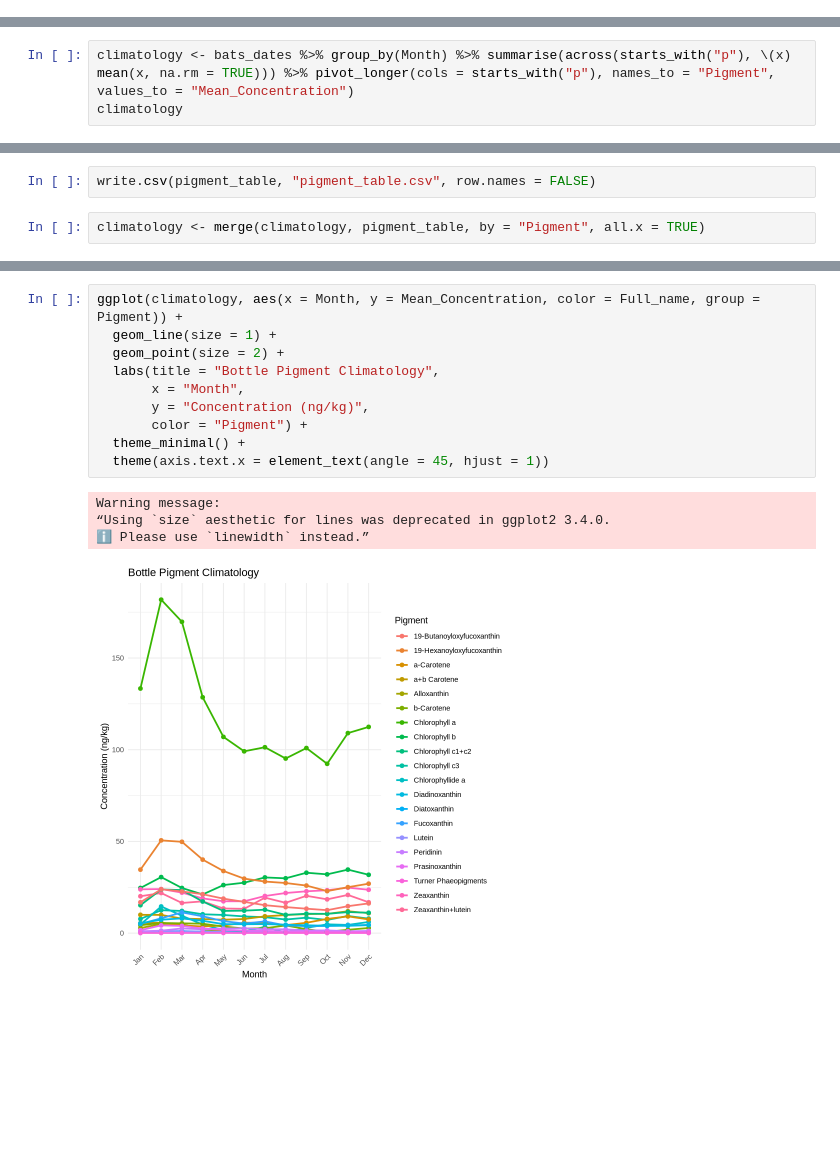
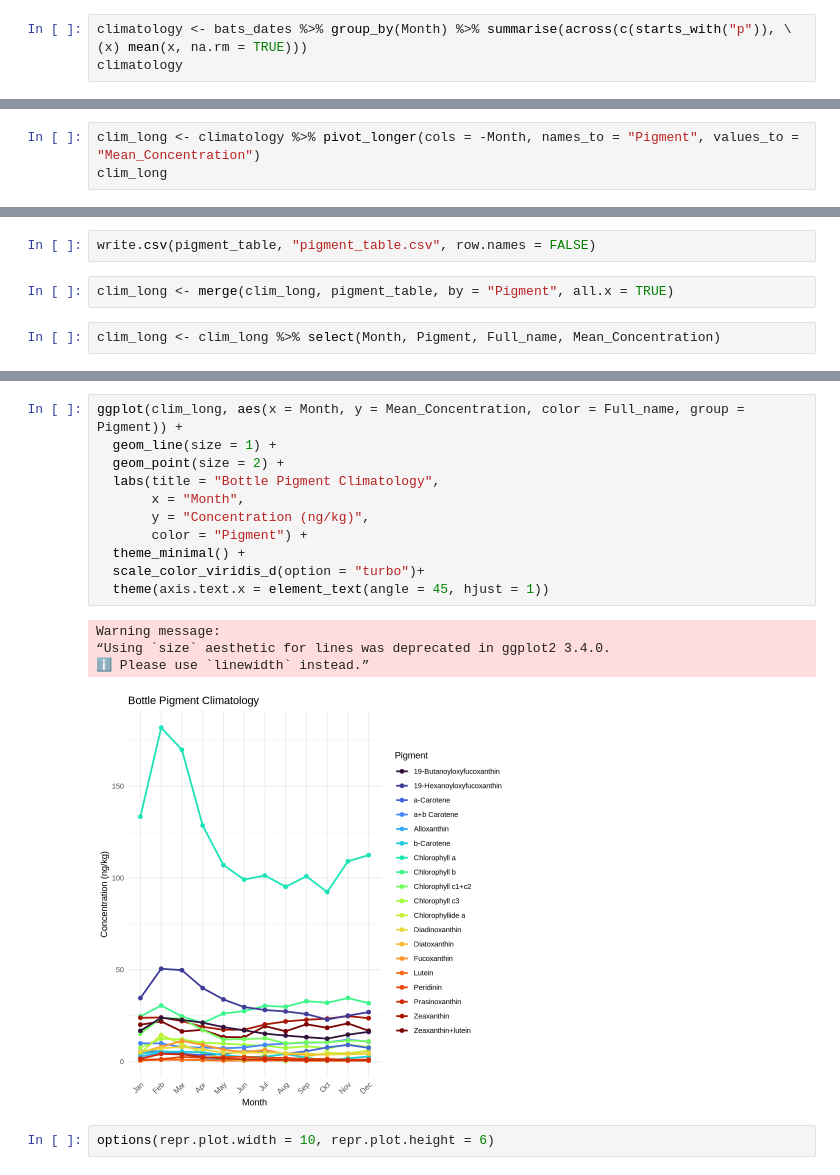
Before and after one commit to marianatorres4/OceanCritters, a Jupyter notebook: pig_clim.ipynb, the cells around one changed output, grey strips where cells are left out. Saved outputs shown, nothing was run; the diff lists cells and outputs as text; blank space fills up the shorter version.

```diff
--- a/pig_clim.ipynb
+++ b/pig_clim.ipynb
@@ -117,0 +76,3 @@ A tibble: 12 × 21
+# %%
+climatology <- bats_dates %>% group_by(Month) %>% summarise(across(c(starts_with("p")), \(x) mean(x, na.rm = TRUE)))
+climatology
@@ -118,4 +95,4 @@ A tibble: 12 × 21
 # %%
-climatology <- bats_dates %>% group_by(Month) %>% summarise(across(starts_with("p"), \(x) mean(x, na.rm = TRUE))) %>% pivot_longer(cols = starts_with("p"), names_to = "Pigment", values_to = "Mean_Concentration")
-climatology
+clim_long <- climatology %>% pivot_longer(cols = -Month, names_to = "Pigment", values_to = "Mean_Concentration")
+clim_long
 # %% [output]
@@ -164,4 +163,6 @@ pigment_table <- data.frame(Pigment = c("p1", "p2", "p3", "p4", "p5", "p6", "p7"
 # %%
 write.csv(pigment_table, "pigment_table.csv", row.names = FALSE)
 # %%
-climatology <- merge(climatology, pigment_table, by = "Pigment", all.x = TRUE)
+clim_long <- merge(clim_long, pigment_table, by = "Pigment", all.x = TRUE)
+# %%
+clim_long <- clim_long %>% select(Month, Pigment, Full_name, Mean_Concentration)
@@ -168,15 +191,18 @@ climatology <- merge(climatology, pigment_table, by = "Pigment", all.x = TRUE)
 # %%
-ggplot(climatology, aes(x = Month, y = Mean_Concentration, color = Full_name, group = Pigment)) +
+ggplot(clim_long, aes(x = Month, y = Mean_Concentration, color = Full_name, group = Pigment)) +
   geom_line(size = 1) +
   geom_point(size = 2) +
   labs(title = "Bottle Pigment Climatology",
        x = "Month",
        y = "Concentration (ng/kg)",
        color = "Pigment") +
   theme_minimal() +
+  scale_color_viridis_d(option = "turbo")+
   theme(axis.text.x = element_text(angle = 45, hjust = 1))
 # %% [output]
 Warning message:
 “Using `size` aesthetic for lines was deprecated in ggplot2 3.4.0.
 ℹ Please use `linewidth` instead.”
-[figure, old version]
+[figure, new version]
+# %%
+options(repr.plot.width = 10, repr.plot.height = 6)
```
Also changed, not shown: parts of 39 cells of this notebook.
